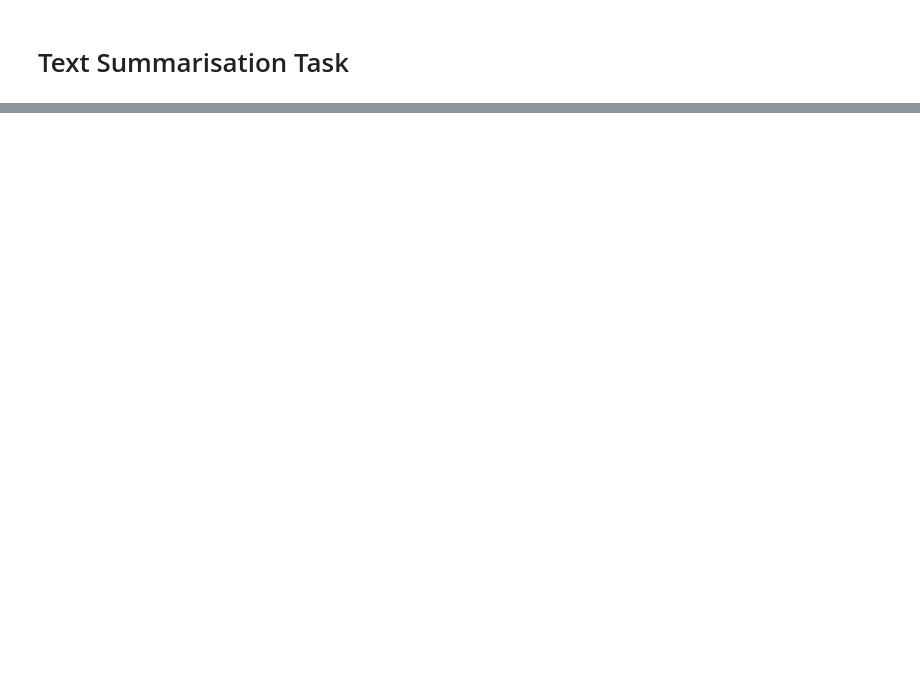
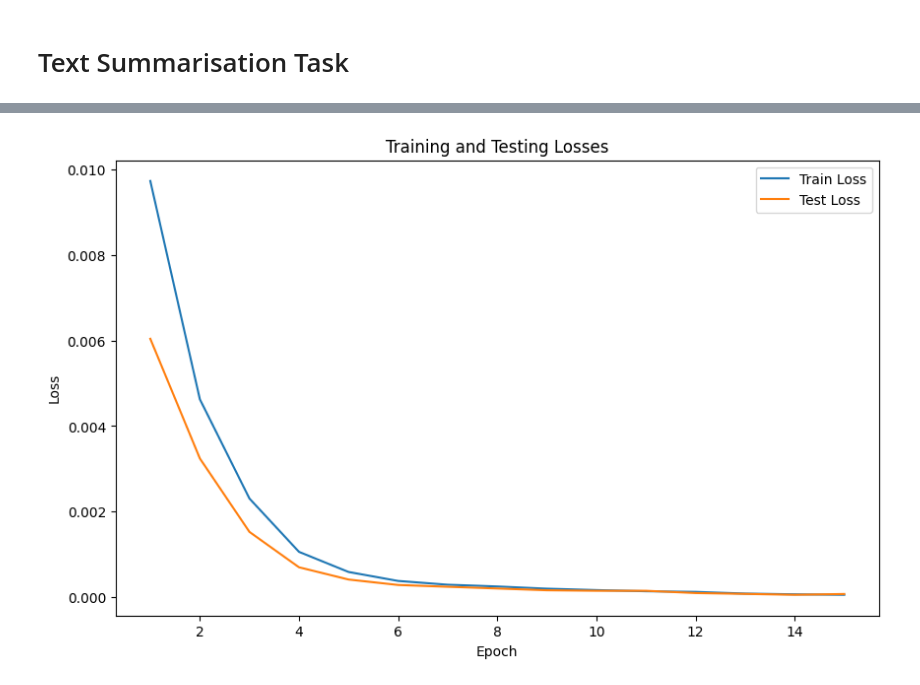
Before and after one commit to Supermjork/Text_Classification_Modelling, a Jupyter notebook: notebooks/LSTM.ipynb, the cells around one changed output, grey strips where cells are left out. Drawn from its saved outputs; the diff is of its cells as text; code cells hidden in the pictures; blank space fills up the shorter version.

```diff
--- a/notebooks/LSTM.ipynb
+++ b/notebooks/LSTM.ipynb
@@ -228,0 +259,3 @@ plt.show()
+# %%
+train_data_x, test_data_x, train_data_y, test_data_y = train_test_split(data_embeded['text'], data_embeded['headline'],
+                                         test_size=0.2, random_state=42)
@@ -228,0 +314,32 @@ plt.show()
+# %%
+train_losses = []
+test_losses = []
+
+for epoch in range(EPOCHS):
+    model.train()
+    train_loss = 0.0
+    for batch in train_loader:
+        inputs, targets = batch
+        optimizer.zero_grad()
+        outputs = model(inputs)
+        loss = criterion(outputs, targets)
+        loss.backward()
+        optimizer.step()
+        train_loss += loss.item()
+
+    train_loss /= len(train_loader)
+    train_losses.append(train_loss)
+
+    model.eval()
+    test_loss = 0.0
+    with torch.no_grad():
+        for batch in test_loader:
+            inputs, targets = batch
+            outputs = model(inputs)
+            loss = criterion(outputs, targets)
+            test_loss += loss.item()
+
+    test_loss /= len(test_loader)
+    test_losses.append(test_loss)
+
+    print(f"Epoch {epoch+1}/{EPOCHS}, Train Loss: {train_loss:.4f}, Test Loss: {test_loss:.4f}")
@@ -228,0 +362,12 @@ plt.show()
+# %%
+# Plot the training and testing losses
+plt.figure(figsize=(10, 6))
+plt.plot(range(1, EPOCHS + 1), train_losses, label='Train Loss')
+plt.plot(range(1, EPOCHS + 1), test_losses, label='Test Loss')
+plt.xlabel('Epoch')
+plt.ylabel('Loss')
+plt.title('Training and Testing Losses')
+plt.legend()
+plt.show()
+# %% [output]
+[figure, added]
```
Also changed, not shown: parts of 12 cells of this notebook, 6 other files.
